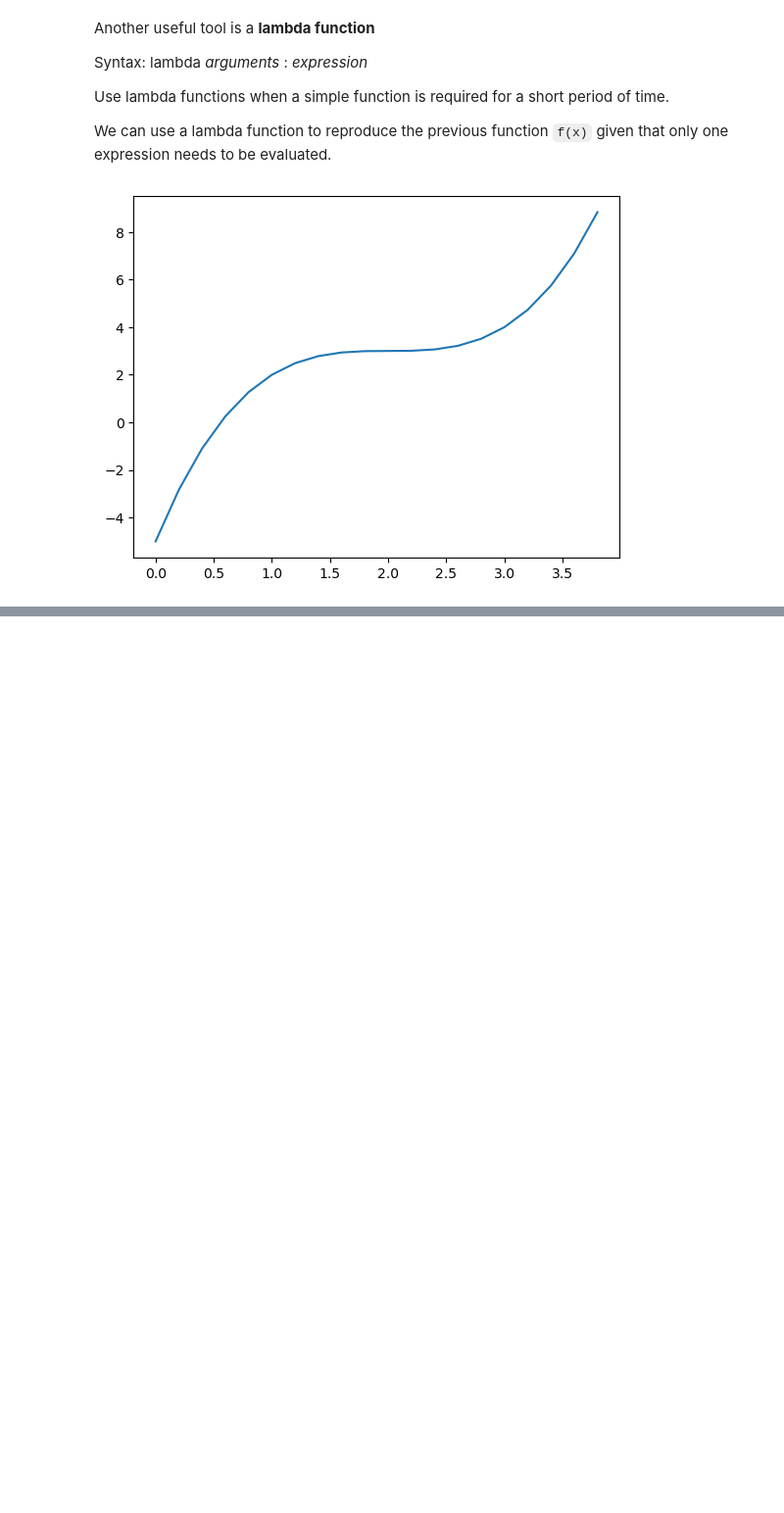
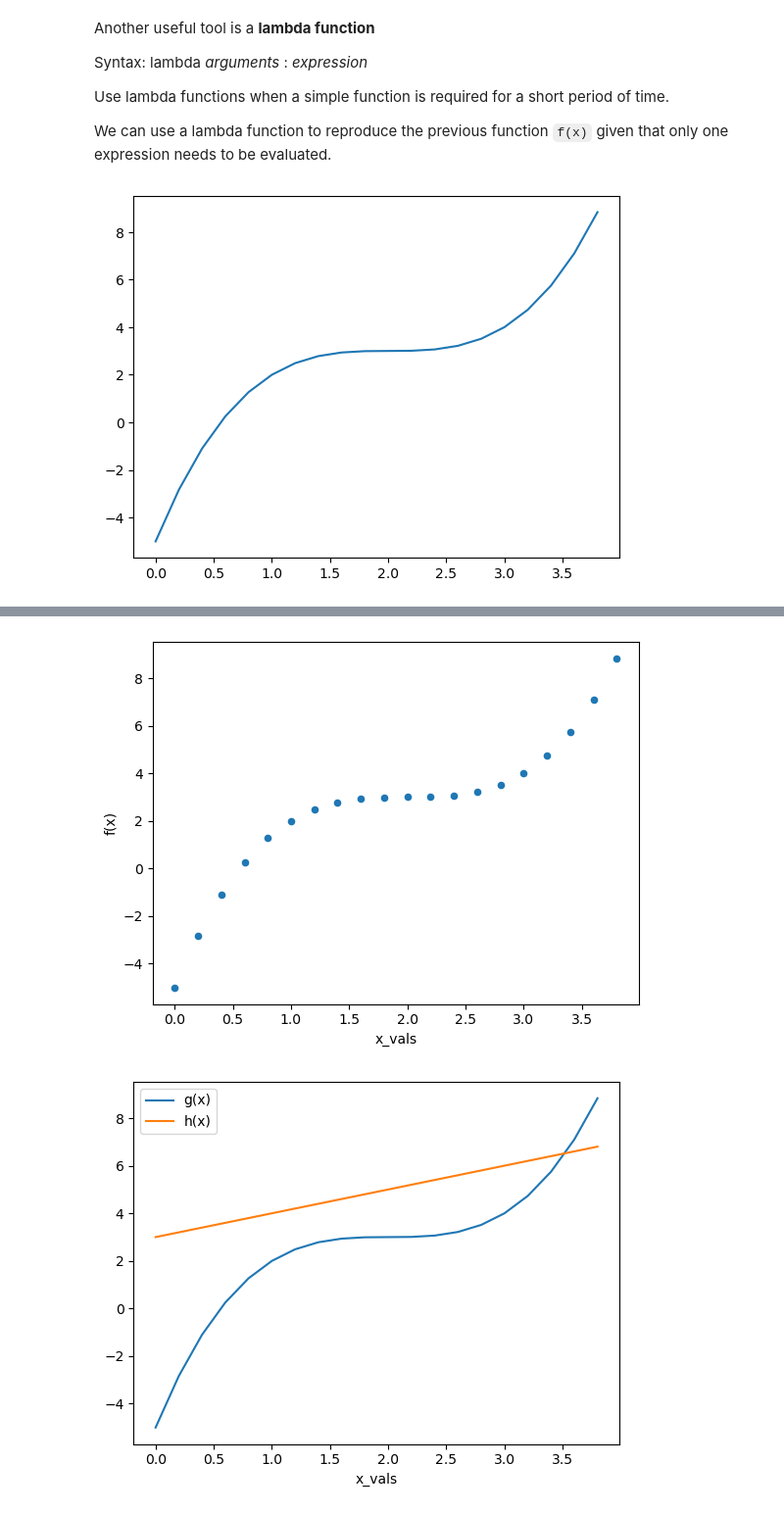
Before and after one commit to zzz-tong037/bwsi-intro-python, a Jupyter notebook: mod5_intro_to_data_science/1_loading_and_visualizing_data.ipynb, the cells around one changed output, grey strips where cells are left out. Shown at 98% size. Saved outputs shown, nothing was run; the diff lists cells and outputs as text; code cells hidden in the pictures; blank space fills up the shorter version.

```diff
--- a/mod5_intro_to_data_science/1_loading_and_visualizing_data.ipynb
+++ b/mod5_intro_to_data_science/1_loading_and_visualizing_data.ipynb
@@ -190,9 +205,9 @@ Let's define a function $f(x)=(x-2)^3+3$ and plot the output of this with a sing
 def f(x):
     return (x-2)**3 + 3
 # %%
-xs = np.arange(0., 4., 0.2)
+x_vals = np.arange(0., 4., 0.2)
 
-plt.plot(xs,f(xs))
+plt.plot(x_vals,f(x_vals))
 plt.show()
 # %% [output]
 [figure]
@@ -213,0 +236,2 @@ plt.show()
+# %%
+my_df = pd.DataFrame(np.column_stack([x_vals, f(x_vals), g(x_vals)]), columns=["x_vals", "f(x)", "g(x)"])
@@ -213,0 +240,2 @@ plt.show()
+# %%
+h = lambda x: x + 3
@@ -213,0 +270,2 @@ plt.show()
+# %%
+my_df["h(x)"] = my_df["x_vals"].apply(h)
@@ -213,0 +290,9 @@ plt.show()
+# %%
+# Note: each call to plot using
+# pandas will create a new figure!
+my_df.plot.scatter("x_vals", "f(x)")      # values from single columns on one plot
+my_df.plot("x_vals", ["g(x)", "h(x)"])    # values from multiple columns on one plot
+plt.show()
+# %% [output]
+[figure, added]
+[figure, added]
```
Also changed, not shown: parts of 16 cells of this notebook.
